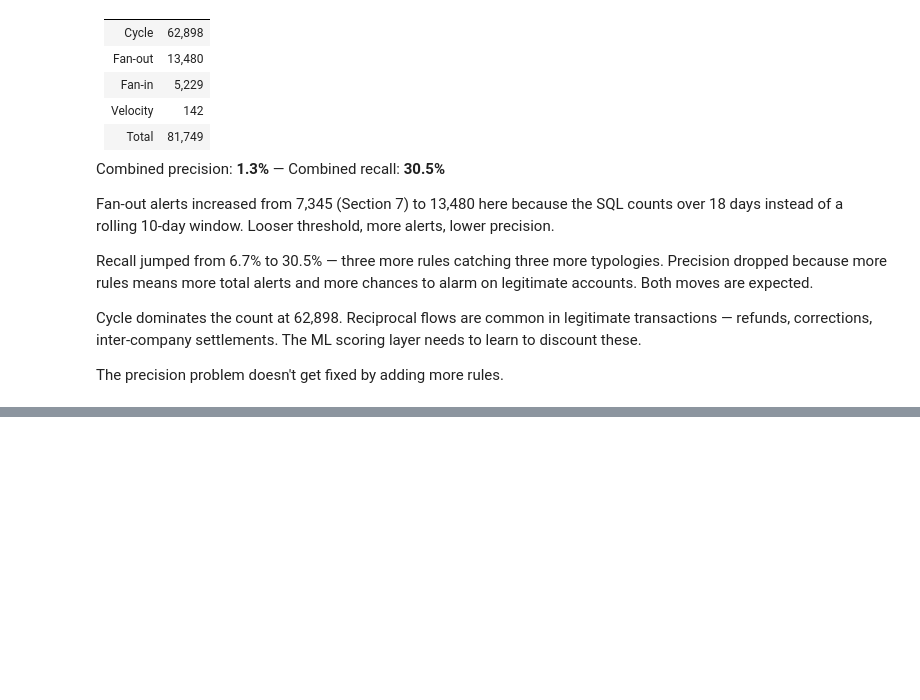
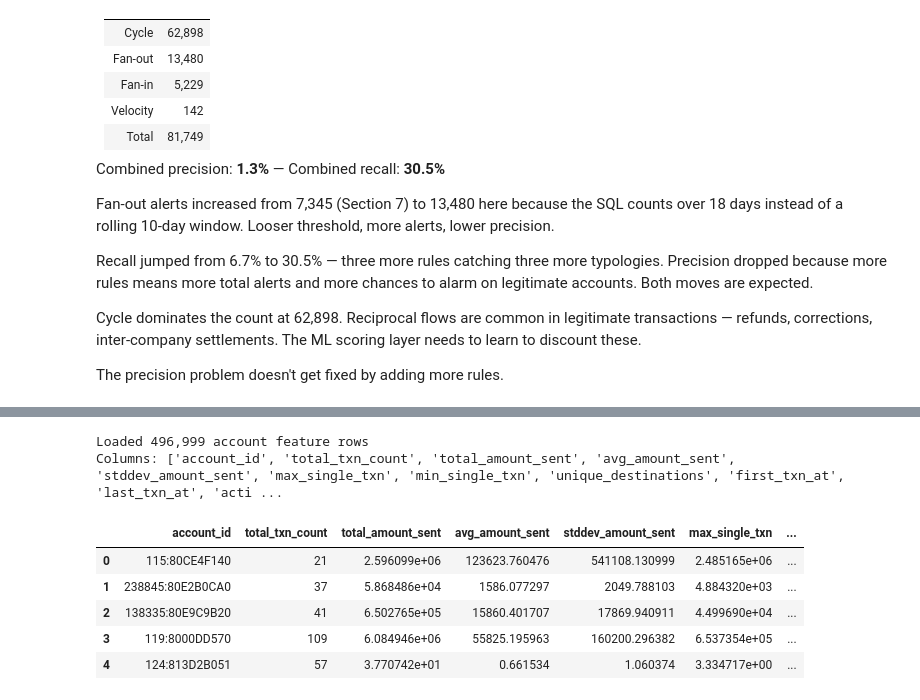
Before and after one commit to abyudh-kattemane/fincrime-sentinel, a Jupyter notebook: notebooks/01_eda.ipynb, the cells around one changed output, grey strips where cells are left out. Cells and saved outputs as stored; diff of their text form; code cells hidden in the pictures; blank space fills up the shorter version.

```diff
--- a/notebooks/01_eda.ipynb
+++ b/notebooks/01_eda.ipynb
@@ -1143,0 +1152,23 @@ The precision problem doesn't get fixed by adding more rules.
+# %%
+from pathlib import Path
+
+DRIVE_BASE = Path('/content/drive/MyDrive/fincrime-sentinel-data')
+FEATURES_PATH = DRIVE_BASE / 'processed' / 'ml' / 'features.parquet'
+ML_OUTPUT = DRIVE_BASE / 'processed' / 'ml'
+ML_OUTPUT.mkdir(parents=True, exist_ok=True)
+
+# Load dbt-computed features directly from parquet
+features_df = pd.read_parquet(FEATURES_PATH)
+
+print(f"Loaded {len(features_df):,} account feature rows")
+print(f"Columns: {features_df.columns.tolist()}")
+features_df.head()
+# %% [output]
+Loaded 496,999 account feature rows
+Columns: ['account_id', 'total_txn_count', 'total_amount_sent', 'avg_amount_sent', 'stddev_amount_sent', 'max_single_txn', 'min_single_txn', 'unique_destinations', 'first_txn_at', 'last_txn_at', 'acti ...
+|  | account_id | total_txn_count | total_amount_sent | avg_amount_sent | stddev_amount_sent | max_single_txn | ... |
+| 0 | 115:80CE4F140 | 21 | 2.596099e+06 | 123623.760476 | 541108.130999 | 2.485165e+06 | ... |
+| 1 | 238845:80E2B0CA0 | 37 | 5.868486e+04 | 1586.077297 | 2049.788103 | 4.884320e+03 | ... |
+| 2 | 138335:80E9C9B20 | 41 | 6.502765e+05 | 15860.401707 | 17869.940911 | 4.499690e+04 | ... |
+| 3 | 119:8000DD570 | 109 | 6.084946e+06 | 55825.195963 | 160200.296382 | 6.537354e+05 | ... |
+| 4 | 124:813D2B051 | 57 | 3.770742e+01 | 0.661534 | 1.060374 | 3.334717e+00 | ... |
```
Also changed, not shown: parts of 12 cells of this notebook.
